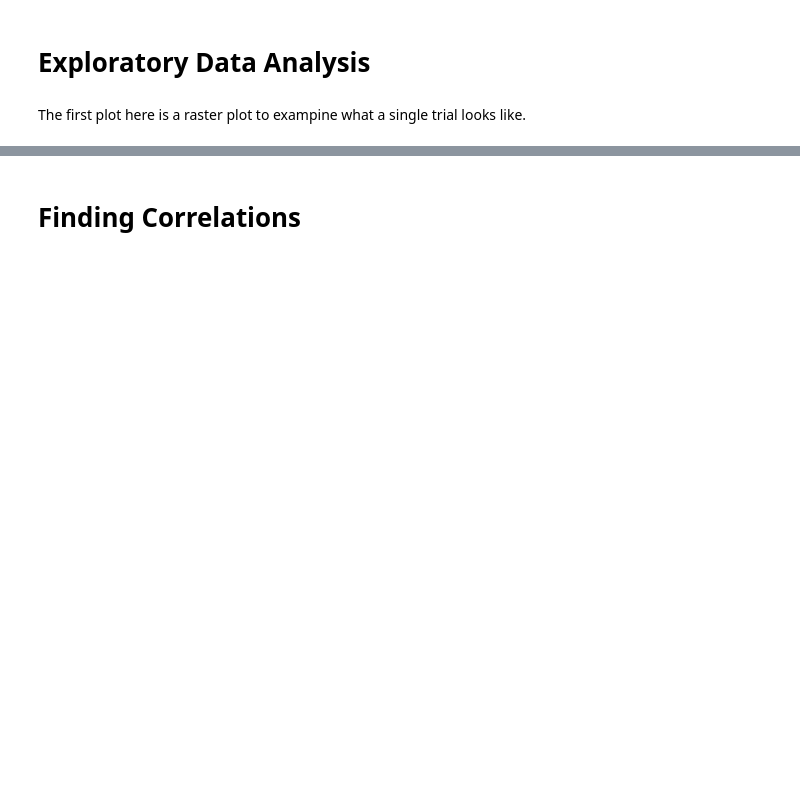
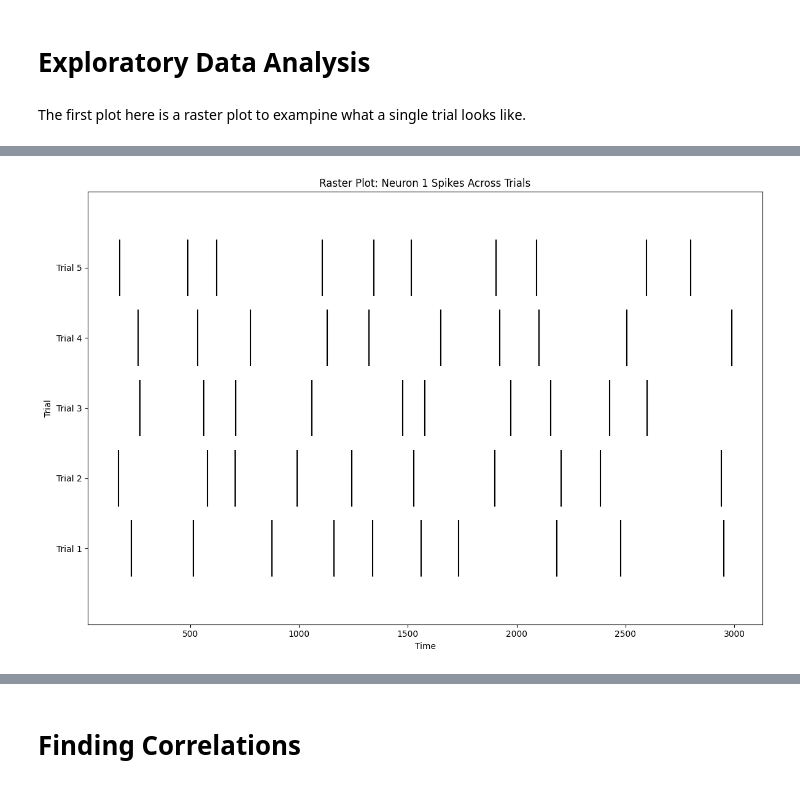
Before and after one commit to Nerfworm/IFneuron-model, a Jupyter notebook: data_playground_3.ipynb, the cells around one changed output, grey strips where cells are left out. Drawn from its saved outputs; the diff is of its cells as text; code cells hidden in the pictures; blank space fills up the shorter version.

```diff
--- a/data_playground_3.ipynb
+++ b/data_playground_3.ipynb
@@ -20,5 +23,5 @@ import h5py
 # %%
-with h5py.File('IFNeuron-stuff/test-1000-ms.hdf5', 'r') as f:
+with h5py.File(filename, 'r') as f:
     # List all keys in the file
     print(list(f.keys()))
 
@@ -26,7 +29,7 @@ with h5py.File('IFNeuron-stuff/test-1000-ms.hdf5', 'r') as f:
     for key in f.keys():
         data_item = f[key]
         print(f"{key}: type={type(data_item)}", end='')
-        if hasattr(data_item, 'shape'):
+        if isinstance(data_item, h5py.Dataset):
             print(f", shape={data_item.shape}")
         else:
             print()
@@ -109,3 +139,20 @@ plt.show()
+# %%
+plt.figure(figsize=(12, 8))
+neuron_idx = 0  # neuron1_spike is at index 0 in spike_columns
+spike_times_per_trial = [
+    trial_df.index[trial_df[spike_columns[neuron_idx]] == 1].to_numpy()
+    for trial_df in [trial0_df, trial1_df, trial2_df, trial3_df, trial4_df]
+]
+
+plt.eventplot(spike_times_per_trial, orientation='horizontal', colors='black', linelengths=0.8)
+plt.yticks(np.arange(len(spike_times_per_trial)), [f'Trial {i+1}' for i in range(len(spike_times_per_trial))])
+plt.xlabel('Time')
+plt.ylabel('Trial')
+plt.title('Raster Plot: Neuron 1 Spikes Across Trials')
+plt.tight_layout()
+plt.show()
+# %% [output]
+[figure, added]
 # %%
 bin_size = 50
 num_bins = all_trials[0].shape[0] // bin_size
```
Also changed, not shown: parts of 16 cells of this notebook.
